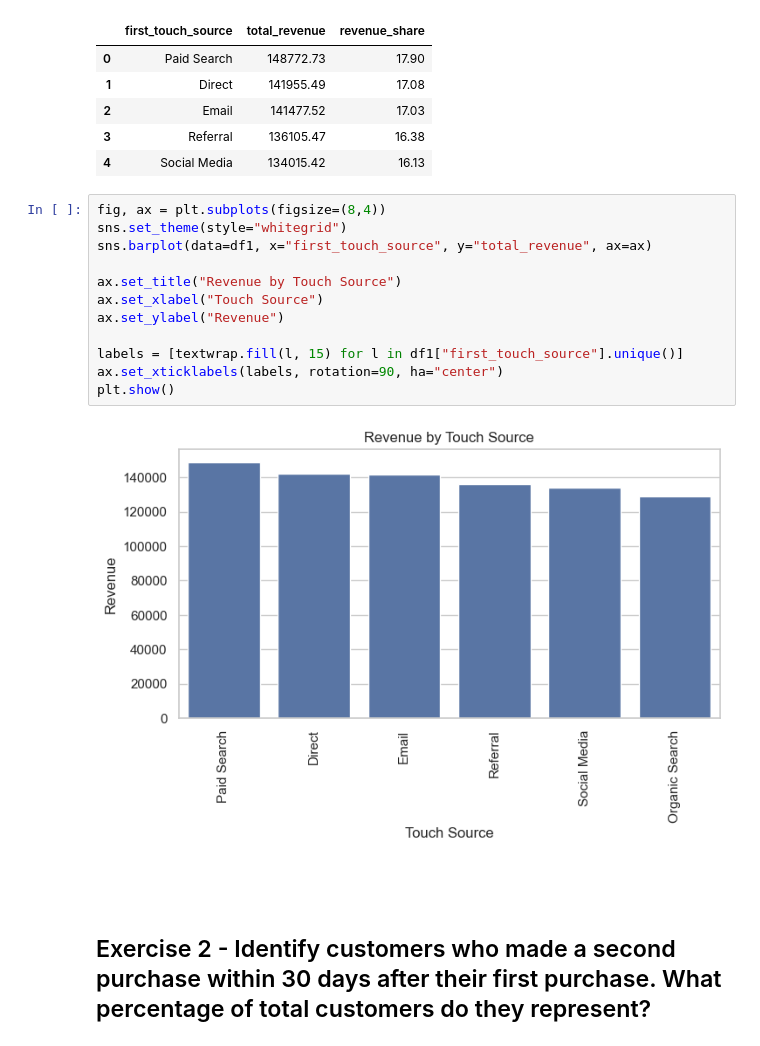
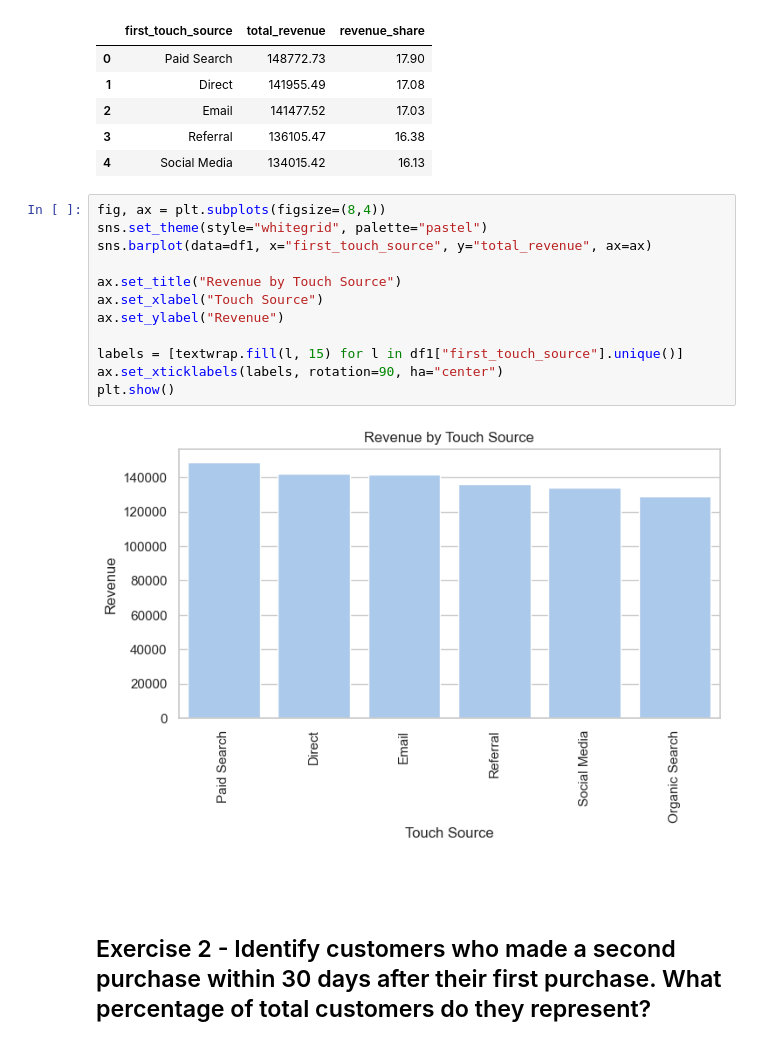
Before and after one commit to rs-fagundes/take-home-assessments, a Jupyter notebook: eduki/home-task.ipynb, the cells around one changed output. Cells and saved outputs as stored; diff of their text form.

```diff
--- a/eduki/home-task.ipynb
+++ b/eduki/home-task.ipynb
@@ -56,18 +56,18 @@ df1.head()
 | 4 | Social Media | 134015.42 | 16.13 |
 # %%
 fig, ax = plt.subplots(figsize=(8,4))
-sns.set_theme(style="whitegrid")
+sns.set_theme(style="whitegrid", palette="pastel")
 sns.barplot(data=df1, x="first_touch_source", y="total_revenue", ax=ax)
 
 ax.set_title("Revenue by Touch Source")
 ax.set_xlabel("Touch Source")
 ax.set_ylabel("Revenue")
 
 labels = [textwrap.fill(l, 15) for l in df1["first_touch_source"].unique()]
 ax.set_xticklabels(labels, rotation=90, ha="center")
 plt.show()
 # %% [output]
-[figure, old version]
+[figure, new version]
 # %% [markdown]
 <br>
 <br>
```
Also changed, not shown: parts of 2 cells of this notebook.
